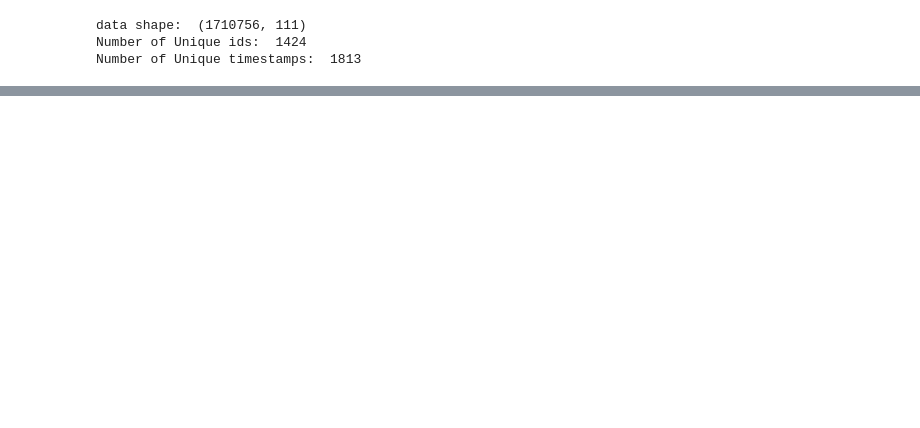
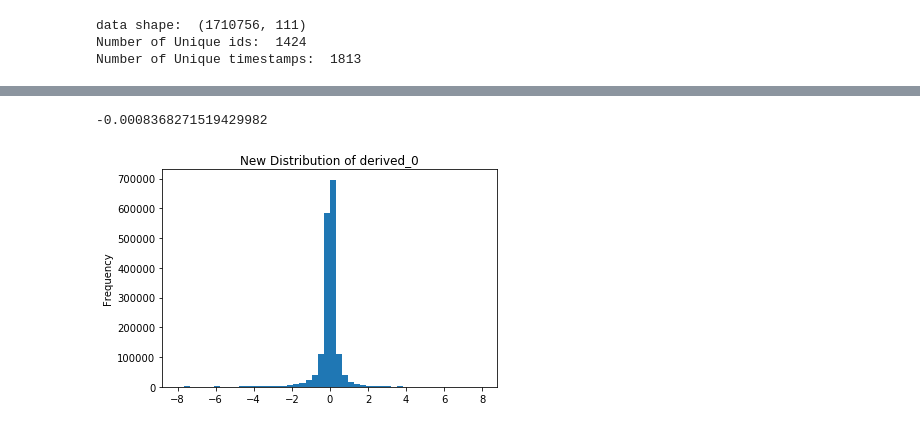
Before and after one commit to adimali/Two_Sigma_Financial_prediction, a Jupyter notebook: Initial_EDA.ipynb, the cells around one changed output, grey strips where cells are left out. Drawn from its saved outputs; the diff is of its cells as text; code cells hidden in the pictures; blank space fills up the shorter version.

```diff
--- a/Initial_EDA.ipynb
+++ b/Initial_EDA.ipynb
@@ -43,0 +61,11 @@ data.describe()
+# %%
+print (data.derived_0.median())
+# %% [output]
+-0.0008368271519429982
+# %%
+clm='derived_0'
+_max=8
+_min=-_max
+data[(data[clm]>_min)&(data[clm]<_max)][clm].plot.hist(bins=50,title= ("New Distribution of {}".format(clm)));
+# %% [output]
+[figure, added]
```
Also changed, not shown: parts of 126 cells of this notebook.
